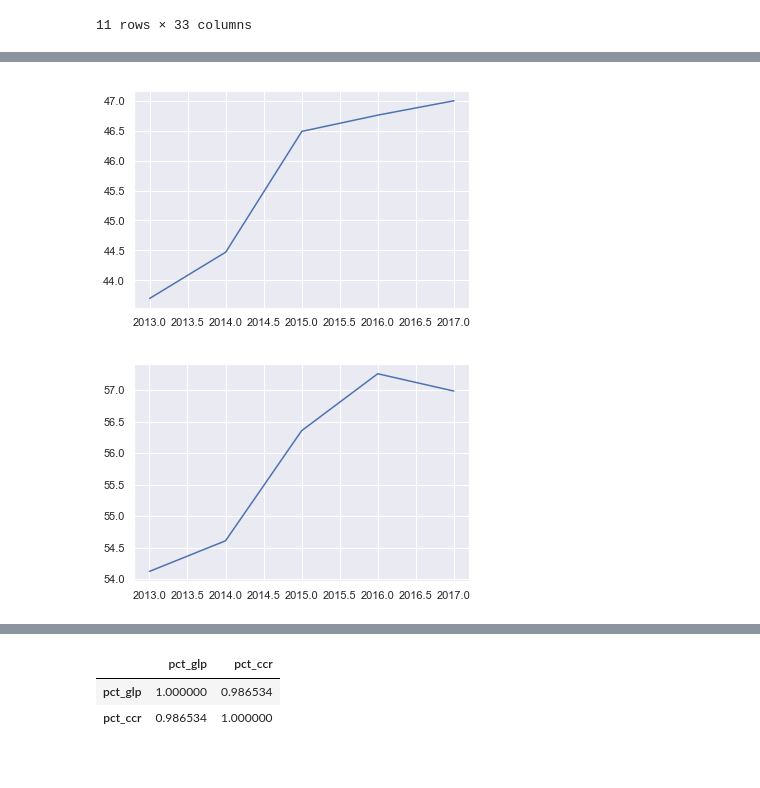
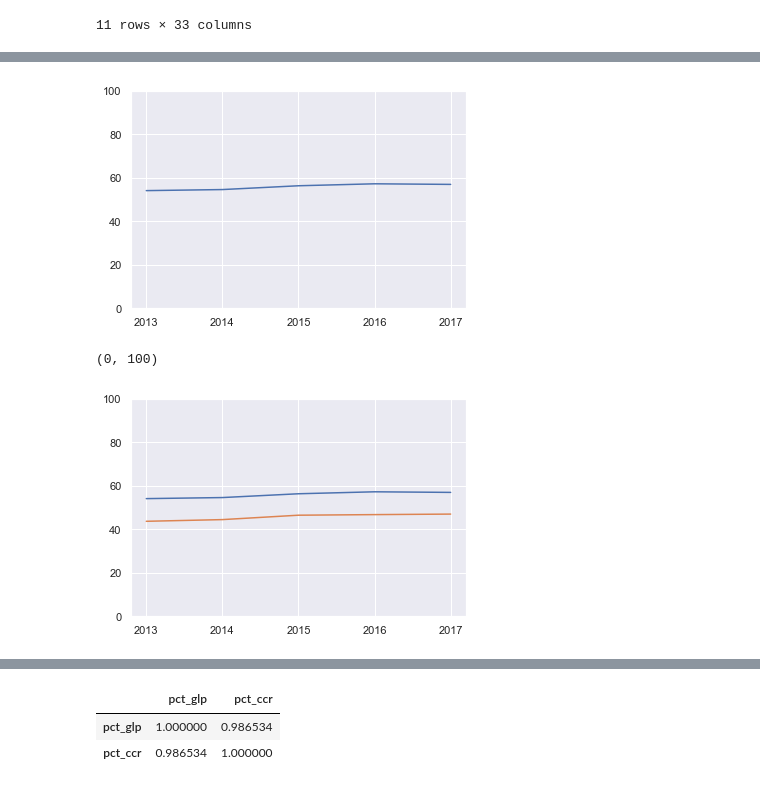
Before and after one commit to dam6063/education, a Jupyter notebook: Python Project Test.ipynb, the cells around one changed output, grey strips where cells are left out. Cells and saved outputs as stored; diff of their text form; code cells hidden in the pictures.

```diff
--- a/Python Project Test.ipynb
+++ b/Python Project Test.ipynb
@@ -531,10 +555,16 @@ more.describe(include='all')
 # %%
 sns.set()
-plt.plot(more.groupby('year')['pct_ccr'].agg('mean'));
+plt.plot(more.groupby('year')['pct_glp'].agg('mean'));
+plt.xticks(np.arange(more['year'].min(), more['year'].max()+1));
+plt.ylim((0,100));
 # %% [output]
-[figure, old version]
+[figure, new version]
 # %%
 sns.set()
 plt.plot(more.groupby('year')['pct_glp'].agg('mean'));
+plt.plot(more.groupby('year')['pct_ccr'].agg('mean'));
+plt.xticks(np.arange(more['year'].min(), more['year'].max()+1));
+plt.ylim((0, 100))
 # %% [output]
+(0, 100)
-[figure, old version]
+[figure, new version]
```
Also changed, not shown: parts of 46 cells of this notebook.
